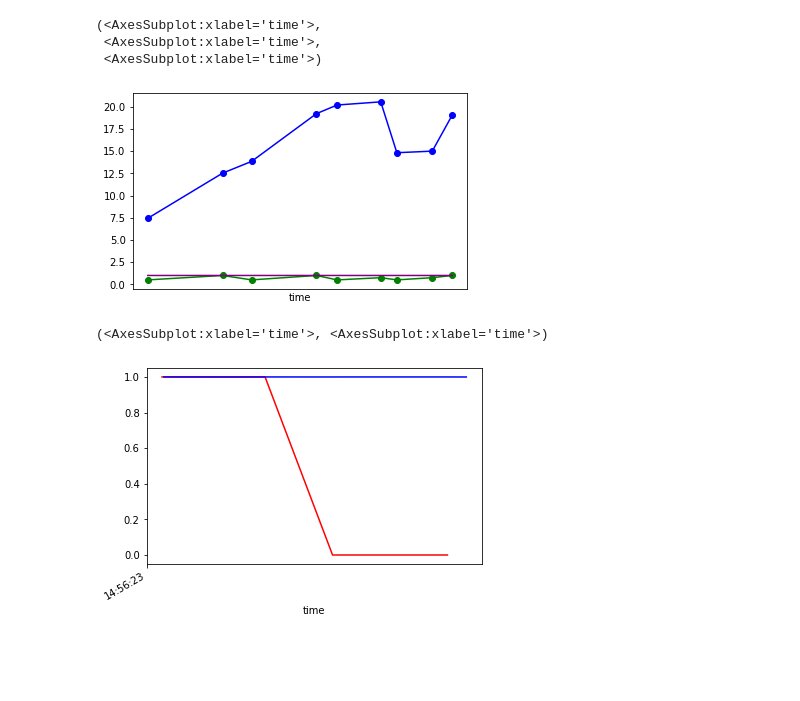
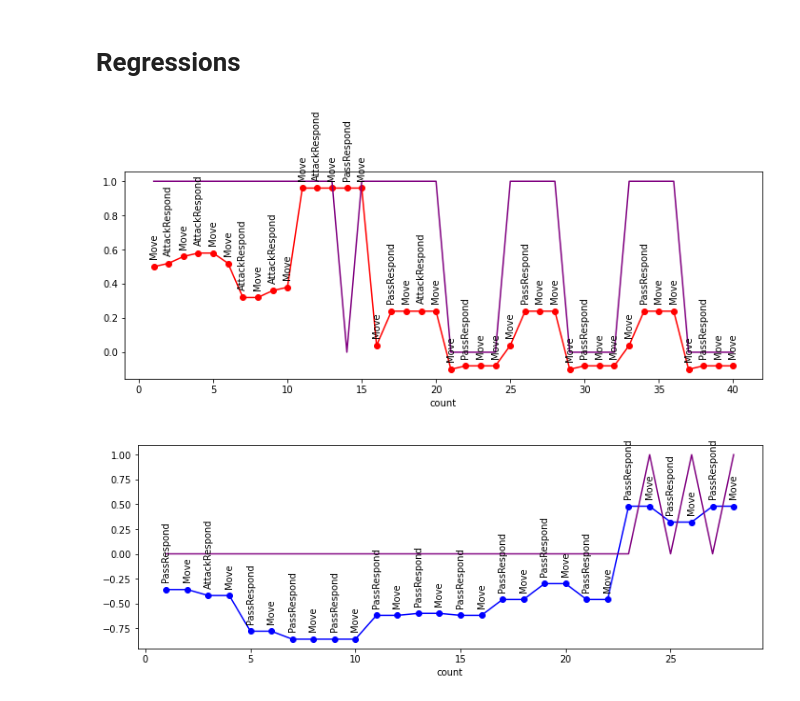
Before and after one commit to IDSIA/NewTechnoWar, a Jupyter notebook: code/Analysis.cb-fix.ipynb, the cells around one changed output. Drawn from its saved outputs; the diff is of its cells as text; code cells hidden in the pictures; blank space fills up the shorter version.

Commit message:
Updated noptebooks with model generation and entropy analysis

```diff
--- a/code/Analysis.cb-fix.ipynb
+++ b/code/Analysis.cb-fix.ipynb
@@ -35,5 +56,5 @@ def gameJunctionRegressorRegressor(seed:int) -> MatchManager:
 # %%
 seed = 51
 # %%
-MM = gameJunctionRegressorRegressor(seed)
+MM_RR = gameJunctionRegressorRegressor(seed)
 # %% [output]
@@ -123,0 +161,4 @@ dx[['team', 'count', 'action', 'category_action']]
+# %%
+df_red_rr, df_blue_rr = prepareDataFrames(MM_RR)
+df_red_cc, df_blue_cc = prepareDataFrames(MM_CC)
+df_red_gg, df_blue_gg = prepareDataFrames(MM_GG)
@@ -149,16 +179,23 @@ dx[['team', 'count', 'action', 'category_action']]
-# %%
-(
-    df_blue.score.plot(color='blue', marker='o'),
-    df_blue.category_action.plot(color='green', marker='o'),
-    df_blue.entropy.plot(color='purple')
-)
-# %% [output]
-(<AxesSubplot:xlabel='time'>,
- <AxesSubplot:xlabel='time'>,
- <AxesSubplot:xlabel='time'>)
-[figure, removed]
+# %%
+import matplotlib.pyplot as plt
+plt.rcParams['figure.figsize'] = (12,4)
+# %%
+def plotEntropy(df, color:str):
+    df.score.plot(color=color, marker='o')
+    df.entropy.plot(color='purple')
+
+    for i, row in df[['score','action']].reset_index().iterrows():
+        plt.annotate(row.action, (row['count'], row.score), ha='center', rotation=90, textcoords="offset points", xytext=(0,10))
 # %%
-dx[dx['team']=='red']['entropy'].plot(color='red'), dx[dx['team']=='blue']['entropy'].plot(color='blue')
+def plotContrast(df):
+    df[df['team']=='red']['entropy'].plot(color='red'), df[df['team']=='blue']['entropy'].plot(color='blue')
-# %% [output]
-(<AxesSubplot:xlabel='time'>, <AxesSubplot:xlabel='time'>)
-[figure, removed]
+# %% [markdown]
+# Regressions
+# %%
+plotEntropy(df_red_rr, 'red')
+# %% [output]
+[figure, added]
+# %%
+plotEntropy(df_blue_rr, 'blue')
+# %% [output]
+[figure, added]
```
Also changed, not shown: parts of 26 cells of this notebook, 1 other file.
